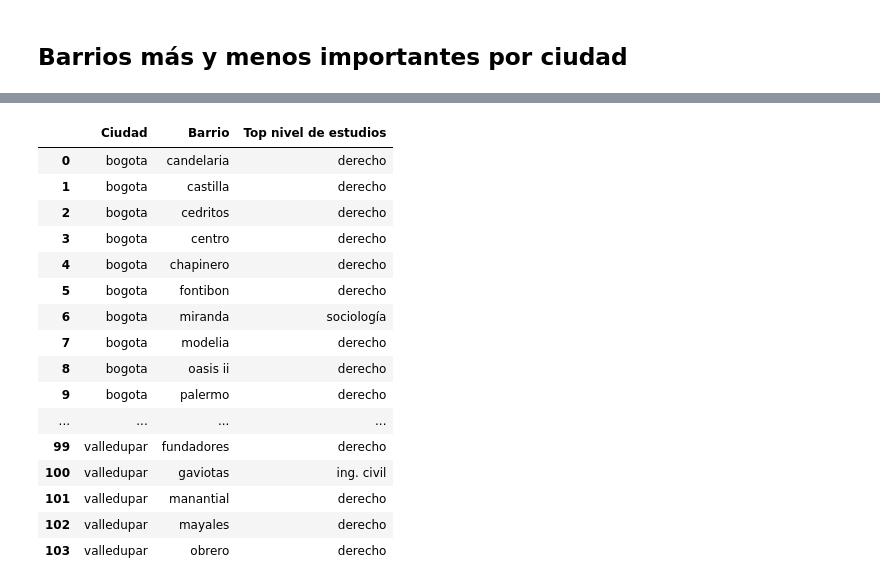
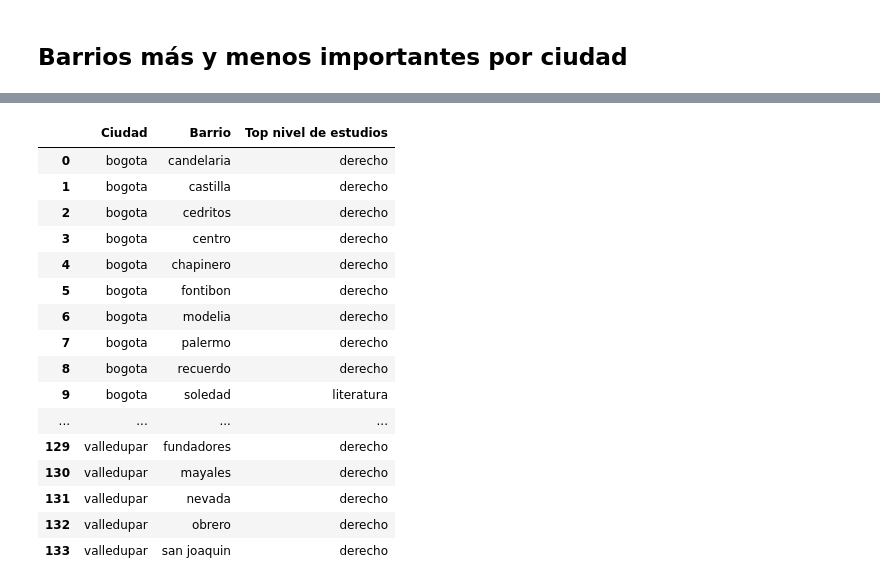
Before and after one commit to mavillard/colombia, a Jupyter notebook: perfiles_2016_9_group_by_career.ipynb, the cells around one changed output, grey strips where cells are left out. Drawn from its saved outputs; the diff is of its cells as text; code cells hidden in the pictures.

```diff
--- a/perfiles_2016_9_group_by_career.ipynb
+++ b/perfiles_2016_9_group_by_career.ipynb
@@ -177,23 +245,10 @@ Name: Ciudad, dtype: int64
 # %%
 ciudades_barrios_importantes = {}
 
-N = 5
+N = 10
 ciudades_gr = perfiles_df.groupby('Ciudad')
 for c, g in ciudades_gr:
-    if c == 'bogota':
-        mas = g['Barrio'].value_counts()[:N*2]
-        menos = g['Barrio'].value_counts()[-N*2:]
-        ciudades_barrios_importantes[c] = {}
-        ciudades_barrios_importantes[c]['+'] = mas
-        ciudades_barrios_importantes[c]['-'] = menos
-
-        print('CIUDAD :', c)
-        print('USUARIOS EN', c, ':', top_ciudades[c])
-        print(mas)
-        print('...')
-        print(menos)
-        print()
-    elif c in top_ciudades:
+    if c in top_ciudades:
         mas = g['Barrio'].value_counts()[:N]
         menos = g['Barrio'].value_counts()[-N:]
         ciudades_barrios_importantes[c] = {}
@@ -263,32 +318,32 @@ print_full_df(top_niveles_df)
 # %%
-areas = perfiles_df[perfiles_df['Área de Estudio1'] != 'OTRO'] \
+areas_barrios = perfiles_df[perfiles_df['Área de Estudio1'] != 'OTRO'] \
     .groupby(['Ciudad', 'Barrio'])['Área de Estudio1'] \
-    .agg(lambda x:x.value_counts().index[0])
+    .agg(lambda x: x.value_counts().index[0])
 # %%
-top_areas_ls = [(x, y, z)
-                for (x, y), z in areas.iteritems()
-                if x in ciudades_barrios_importantes and
-                (y in ciudades_barrios_importantes[x]['+'] or y in ciudades_barrios_importantes[x]['-'])
-               ]
+top_areas_barrios_ls = [
+    (x, y, z)
+    for (x, y), z in areas_barrios.iteritems()
+    if x in ciudades_barrios_importantes and y in ciudades_barrios_importantes[x]['+']
+]
 # %%
-top_areas_df = pd.DataFrame(top_areas_ls, columns=['Ciudad', 'Barrio', 'Top nivel de estudios'])
+top_areas_barrios_df = pd.DataFrame(top_areas_barrios_ls, columns=['Ciudad', 'Barrio', 'Top nivel de estudios'])
 # %%
-print_full_df(top_areas_df)
+print_full_df(top_areas_barrios_df)
 # %% [output]
 |  | Ciudad | Barrio | Top nivel de estudios |
 | 0 | bogota | candelaria | derecho |
 | 1 | bogota | castilla | derecho |
 | 2 | bogota | cedritos | derecho |
 | 3 | bogota | centro | derecho |
 | 4 | bogota | chapinero | derecho |
 | 5 | bogota | fontibon | derecho |
-| 6 | bogota | miranda | sociología |
-| 7 | bogota | modelia | derecho |
-| 8 | bogota | oasis ii | derecho |
-| 9 | bogota | palermo | derecho |
+| 6 | bogota | modelia | derecho |
+| 7 | bogota | palermo | derecho |
+| 8 | bogota | recuerdo | derecho |
+| 9 | bogota | soledad | literatura |
 | ... | ... | ... | ... |
-| 99 | valledupar | fundadores | derecho |
-| 100 | valledupar | gaviotas | ing. civil |
-| 101 | valledupar | manantial | derecho |
-| 102 | valledupar | mayales | derecho |
-| 103 | valledupar | obrero | derecho |
+| 129 | valledupar | fundadores | derecho |
+| 130 | valledupar | mayales | derecho |
+| 131 | valledupar | nevada | derecho |
+| 132 | valledupar | obrero | derecho |
+| 133 | valledupar | san joaquin | derecho |
```
Also changed, not shown: parts of 18 cells of this notebook.
